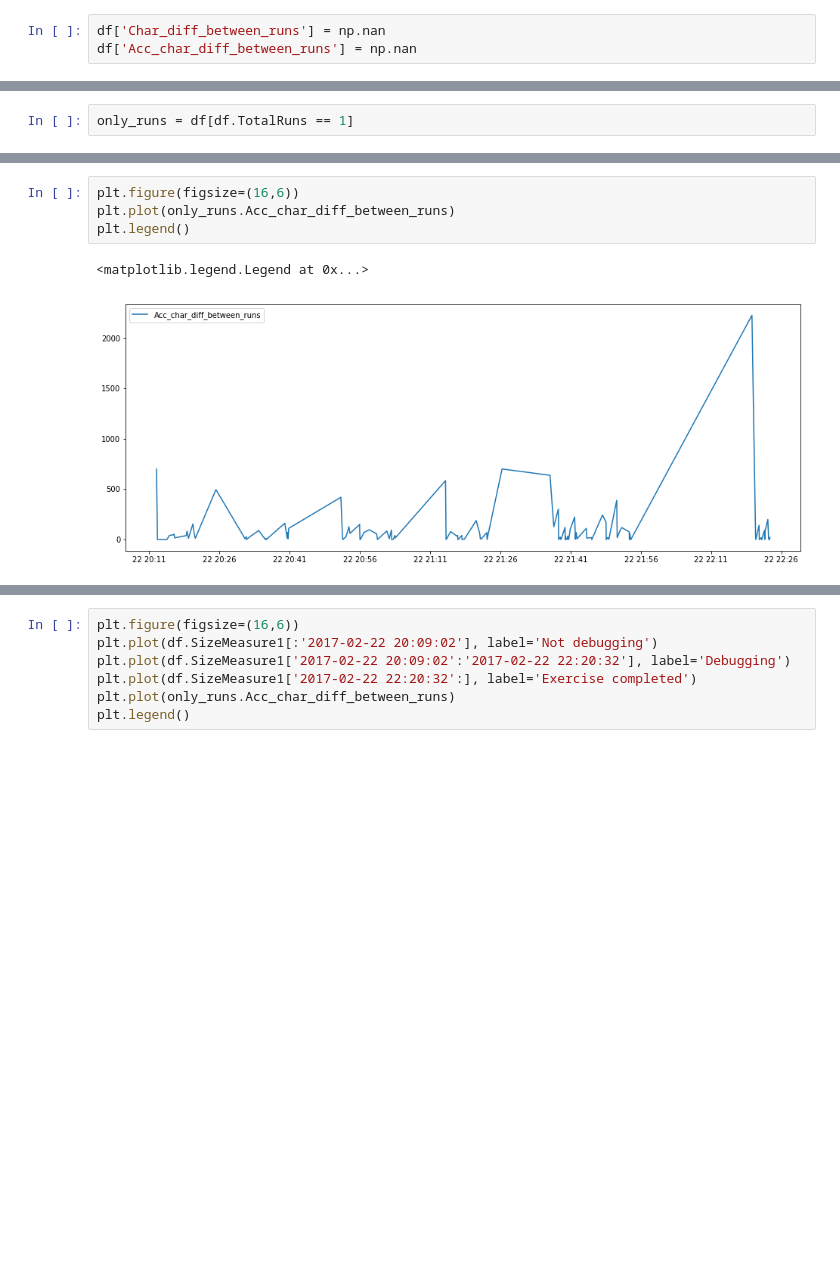
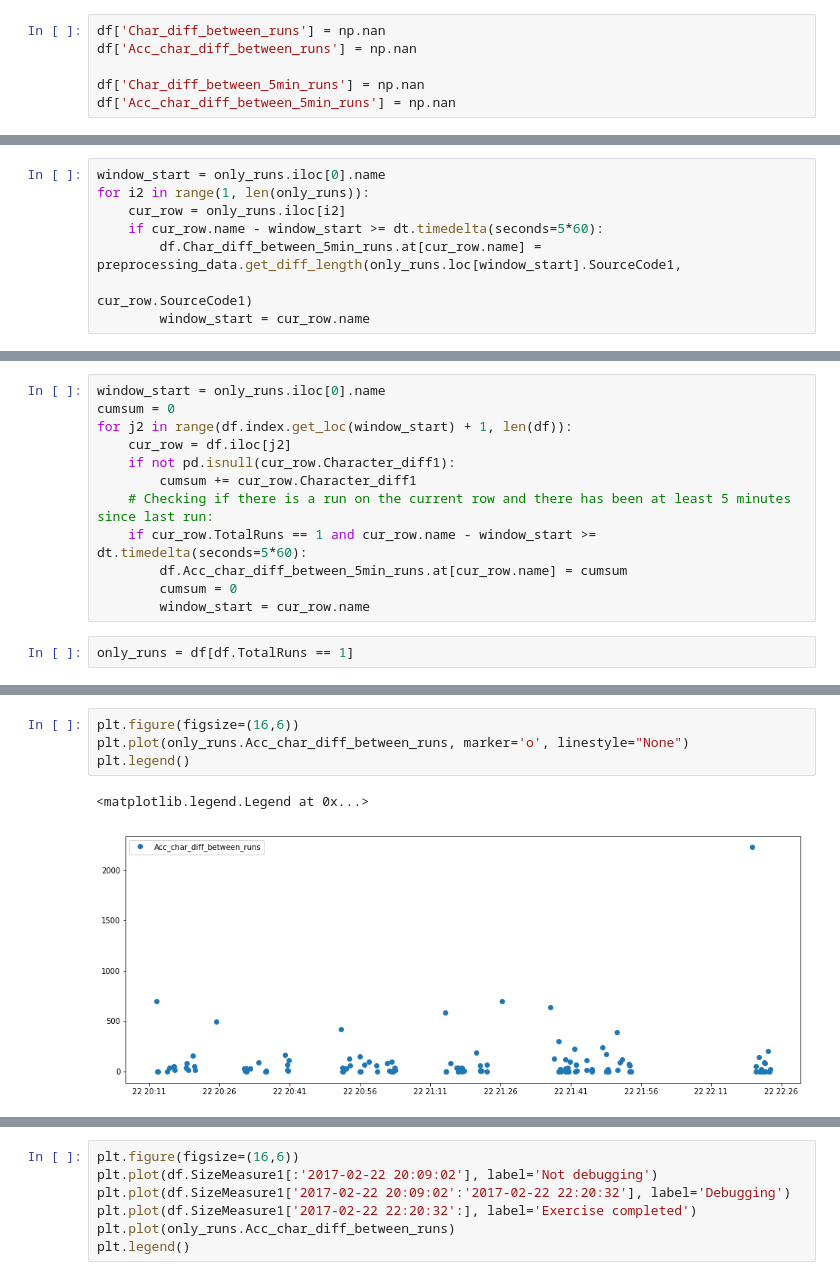
Before and after one commit to hermanmk/jexercise-data-analysis, a Jupyter notebook: Working modes.ipynb, the cells around one changed output, grey strips where cells are left out. Saved outputs shown, nothing was run; the diff lists cells and outputs as text; blank space fills up the shorter version.

Commit message:
Implemented a new way to calculate character difference between runs. Now we only do it for runs which are at least 5 minutes apart.

```diff
--- a/Working modes.ipynb
+++ b/Working modes.ipynb
@@ -125,6 +127,9 @@ df['TotalRuns'] = df.JunitTest + df.Launch
 # %%
 df['Char_diff_between_runs'] = np.nan
 df['Acc_char_diff_between_runs'] = np.nan
+
+df['Char_diff_between_5min_runs'] = np.nan
+df['Acc_char_diff_between_5min_runs'] = np.nan
 # %%
 only_runs = df[df.TotalRuns == 1]
 # %%
@@ -136,3 +143,11 @@ for i in range(1, len(only_runs)):
+# %%
+window_start = only_runs.iloc[0].name
+for i2 in range(1, len(only_runs)):
+    cur_row = only_runs.iloc[i2]
+    if cur_row.name - window_start >= dt.timedelta(seconds=5*60):
+        df.Char_diff_between_5min_runs.at[cur_row.name] = preprocessing_data.get_diff_length(only_runs.loc[window_start].SourceCode1,
+                                                                            cur_row.SourceCode1)
+        window_start = cur_row.name
 # %%
 # Accumulated character diff between runs
 cumsum = 0
@@ -143,6 +158,18 @@ for j in range(0, len(df)):
     if df.TotalRuns.iat[j] == 1:
         df.Acc_char_diff_between_runs.iat[j] = cumsum
         cumsum = 0
+# %%
+window_start = only_runs.iloc[0].name
+cumsum = 0
+for j2 in range(df.index.get_loc(window_start) + 1, len(df)):
+    cur_row = df.iloc[j2]
+    if not pd.isnull(cur_row.Character_diff1):
+        cumsum += cur_row.Character_diff1
+    # Checking if there is a run on the current row and there has been at least 5 minutes since last run:
+    if cur_row.TotalRuns == 1 and cur_row.name - window_start >= dt.timedelta(seconds=5*60):
+        df.Acc_char_diff_between_5min_runs.at[cur_row.name] = cumsum
+        cumsum = 0
+        window_start = cur_row.name
 # %%
 only_runs = df[df.TotalRuns == 1]
 # %%
@@ -188,7 +279,7 @@ Name: Acc_char_diff_between_runs, Length: 130, dtype: float64
 # %%
 plt.figure(figsize=(16,6))
-plt.plot(only_runs.Acc_char_diff_between_runs)
+plt.plot(only_runs.Acc_char_diff_between_runs, marker='o', linestyle="None")
 plt.legend()
 # %% [output]
 <matplotlib.legend.Legend at 0x...>
-[figure, old version]
+[figure, new version]
```
Also changed, not shown: parts of 8 cells of this notebook.
